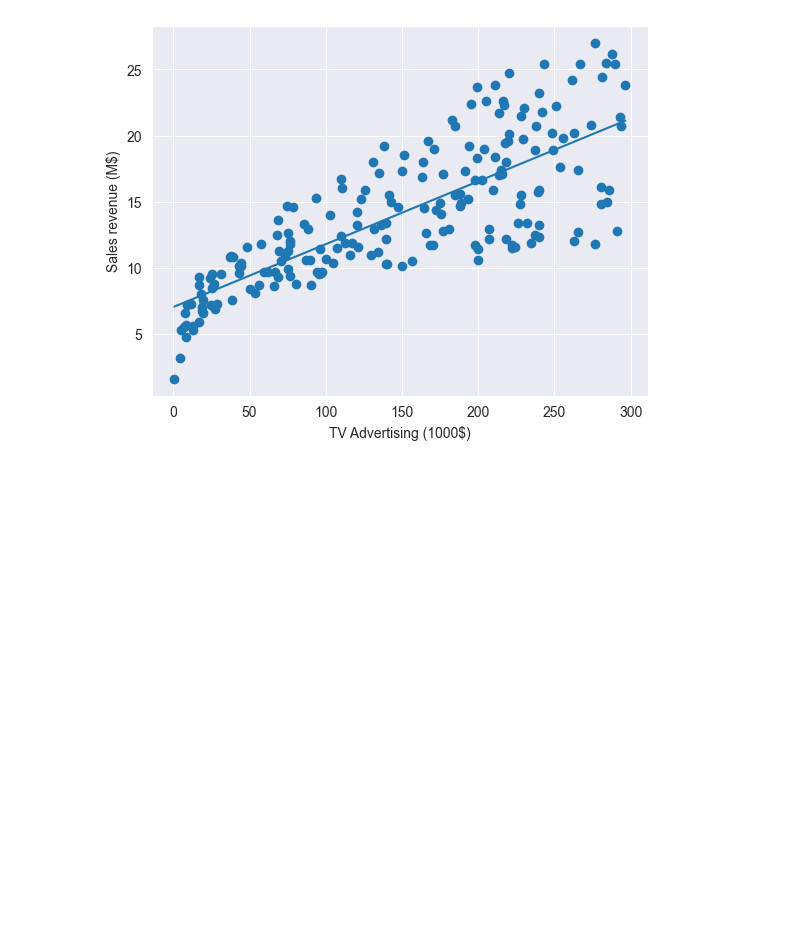
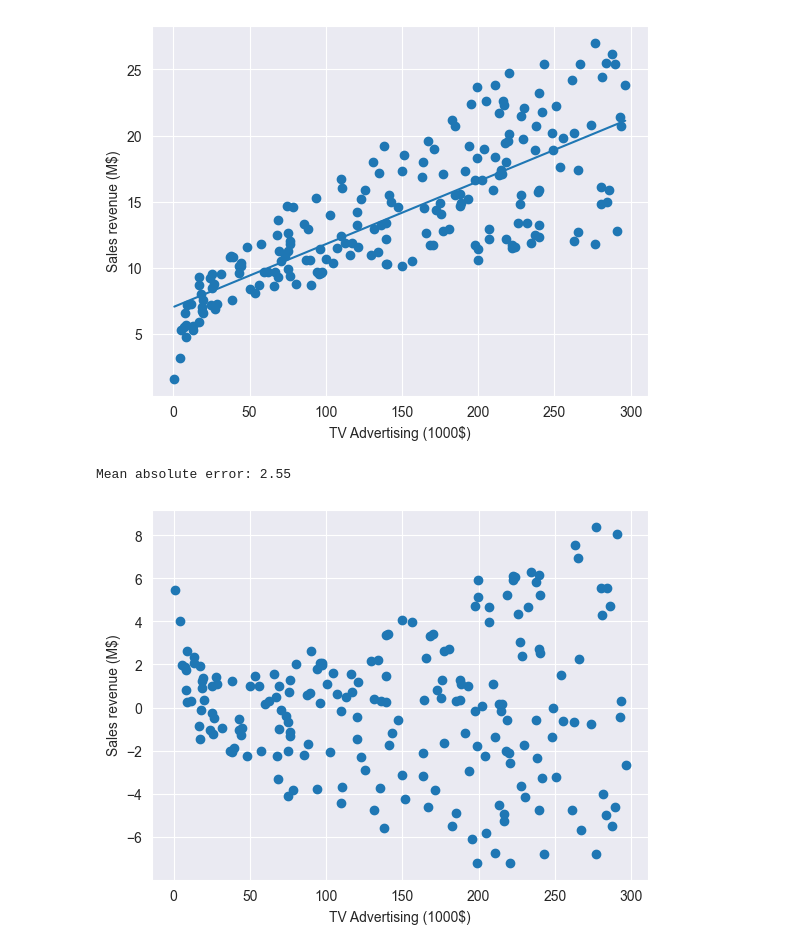
Before and after one commit to WelehoBRUDER/MetropoliaAMK-data-handling, a Jupyter notebook: lesson-material/linear-regression.ipynb, the cells around one changed output. Saved outputs shown, nothing was run; the diff lists cells and outputs as text; code cells hidden in the pictures; blank space fills up the shorter version.

```diff
--- a/lesson-material/linear-regression.ipynb
+++ b/lesson-material/linear-regression.ipynb
@@ -46,3 +46,18 @@ plt.ylabel('Sales revenue (M$)')
 plt.show()
 # %% [output]
 [figure]
+# %%
+from sklearn.metrics import mean_absolute_error
+
+preds = model.predict(X)
+
+print(f'Mean absolute error: {mean_absolute_error(y, preds):.2f}')
+# %% [output]
+Mean absolute error: 2.55
+# %%
+plt.scatter(X, preds - y)
+plt.xlabel('TV Advertising (1000$)')
+plt.ylabel('Sales revenue (M$)')
+plt.show()
+# %% [output]
+[figure, added]
```
